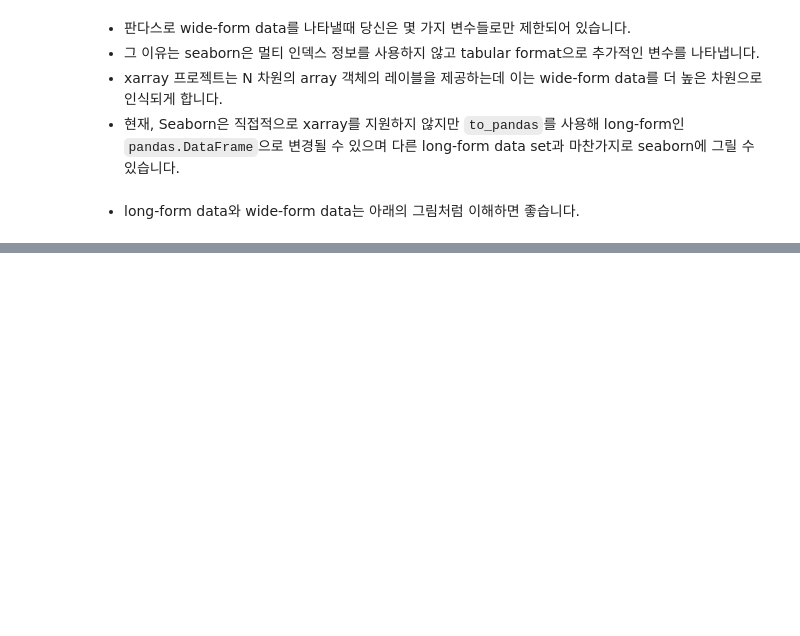
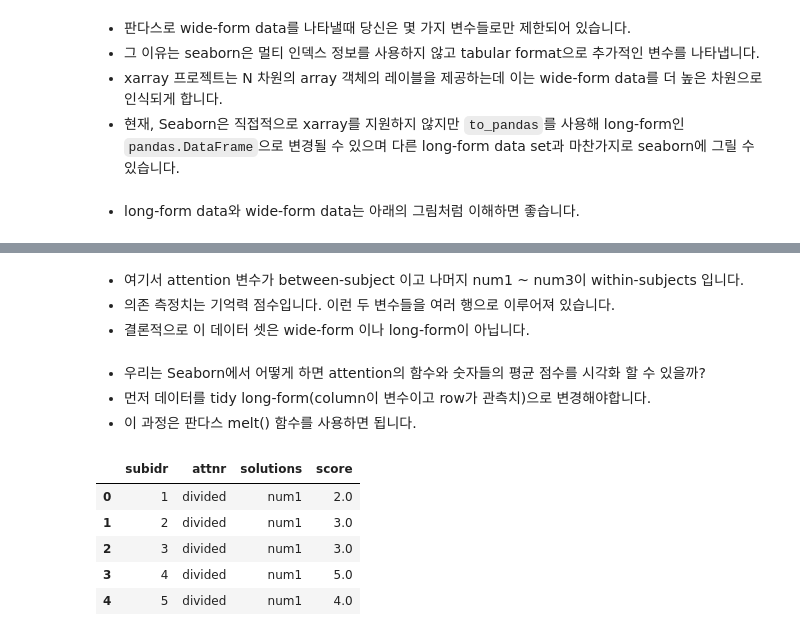
Before and after one commit to Daconic/Seaborn_tutorial_KOR, a Jupyter notebook: Data structures accepted by seaborn .ipynb, the cells around one changed output, grey strips where cells are left out. Drawn from its saved outputs; the diff is of its cells as text; code cells hidden in the pictures; blank space fills up the shorter version.

```diff
--- a/Data structures accepted by seaborn .ipynb
+++ b/Data structures accepted by seaborn .ipynb
@@ -114,0 +144,18 @@ sns.catplot(data=flights_wide, kind='box')
+# %% [markdown]
+- 여기서 attention 변수가 between-subject 이고 나머지 num1 ~ num3이 within-subjects 입니다.
+- 의존 측정치는 기억력 점수입니다. 이런 두 변수들을 여러 행으로 이루어져 있습니다.
+- 결론적으로 이 데이터 셋은 wide-form 이나 long-form이 아닙니다.
+# %% [markdown]
+- 우리는 Seaborn에서 어떻게 하면 attention의 함수와 숫자들의 평균 점수를 시각화 할 수 있을까?
+- 먼저 데이터를 tidy long-form(column이 변수이고 row가 관측치)으로 변경해야합니다.
+- 이 과정은 판다스 melt() 함수를 사용하면 됩니다.
+# %%
+anagrams_long = anagrams.melt(id_vars=["subidr", "attnr"], var_name="solutions", value_name="score")
+anagrams_long.head()
+# %% [output]
+|  | subidr | attnr | solutions | score |
+| 0 | 1 | divided | num1 | 2.0 |
+| 1 | 2 | divided | num1 | 3.0 |
+| 2 | 3 | divided | num1 | 3.0 |
+| 3 | 4 | divided | num1 | 5.0 |
+| 4 | 5 | divided | num1 | 4.0 |
```
Also changed, not shown: parts of 8 cells of this notebook.
